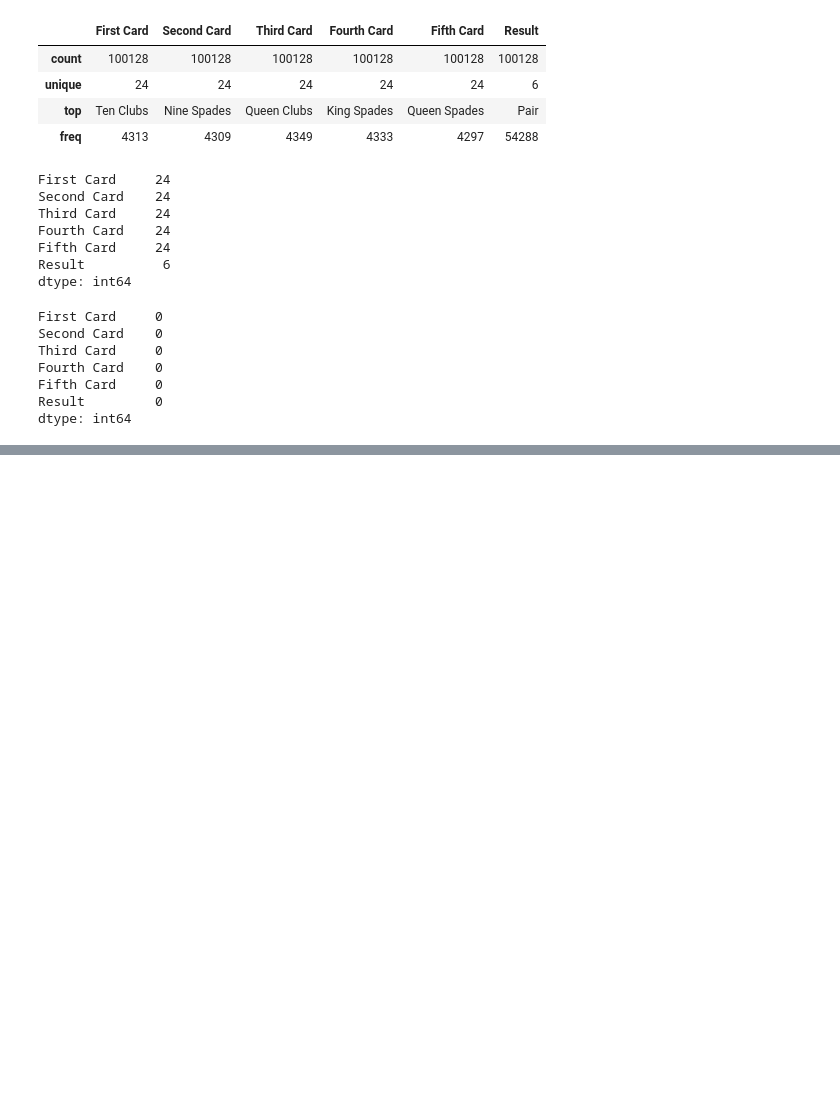
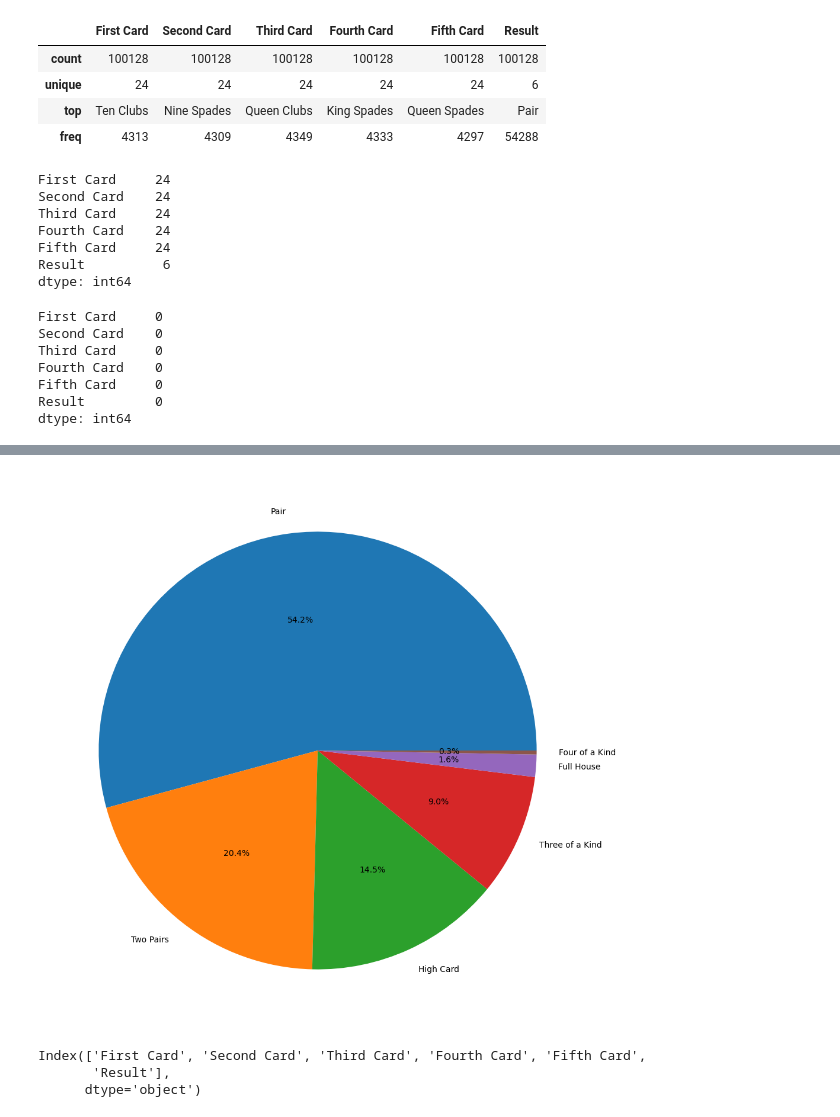
Before and after one commit to mynamescheff/fani, a Jupyter notebook: poker/model.ipynb, the cells around one changed output, grey strips where cells are left out. Cells and saved outputs as stored; diff of their text form; code cells hidden in the pictures; blank space fills up the shorter version.

```diff
--- a/poker/model.ipynb
+++ b/poker/model.ipynb
@@ -63,3 +79,13 @@ dtype: int64
+# %%
+# Show percentage of each class in the dataset based on the total number of samples
+percentages = df100k['Result'].value_counts(normalize=True) * 100
+
+# Make a pie chart
+plt.figure(figsize=(15, 12))
+plt.pie(percentages, labels=percentages.index, autopct='%1.1f%%')
+plt.show()
+# %% [output]
+[figure, added]
 # %%
 #create a new df for changing the object values to numeric
 df100k_num = df100k.copy()
@@ -67,0 +95,6 @@ df100k_num = df100k.copy()
+# %%
+print(cat_cols)
+# %% [output]
+Index(['First Card', 'Second Card', 'Third Card', 'Fourth Card', 'Fifth Card',
+       'Result'],
+      dtype='object')
```
Also changed, not shown: parts of 10 cells of this notebook, 4 other files.
